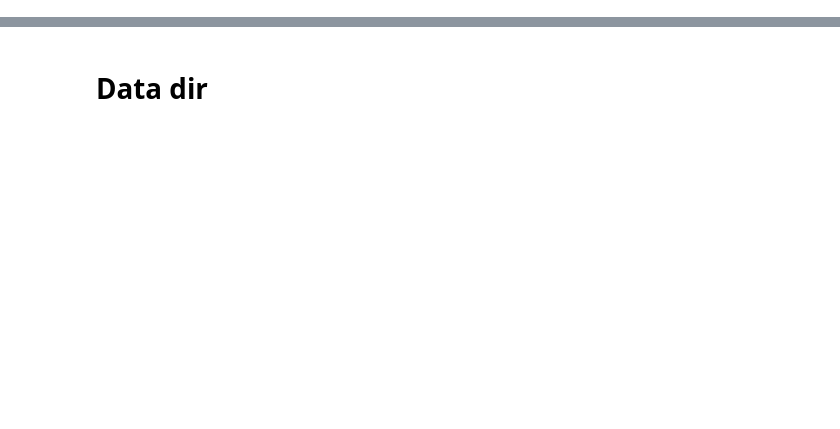
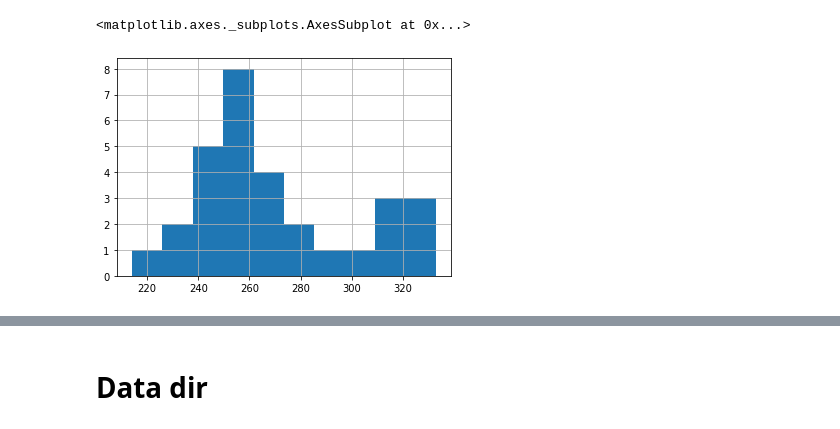
Before and after one commit to GillesFischerSorbonne/telofinder, a Jupyter notebook: telofinder/python_script/analyse_telom_testing.ipynb, the cells around one changed output, grey strips where cells are left out. Cells and saved outputs as stored; diff of their text form; code cells hidden in the pictures; blank space fills up the shorter version.

```diff
--- a/telofinder/python_script/analyse_telom_testing.ipynb
+++ b/telofinder/python_script/analyse_telom_testing.ipynb
@@ -13,0 +256,5 @@ pd.set_option('display.max_rows', 100)
+# %%
+telo_df.query("type=='term'").len.dropna().hist()
+# %% [output]
+<matplotlib.axes._subplots.AxesSubplot at 0x...>
+[figure, added]
```
Also changed, not shown: parts of 39 cells of this notebook, 1 other file.
